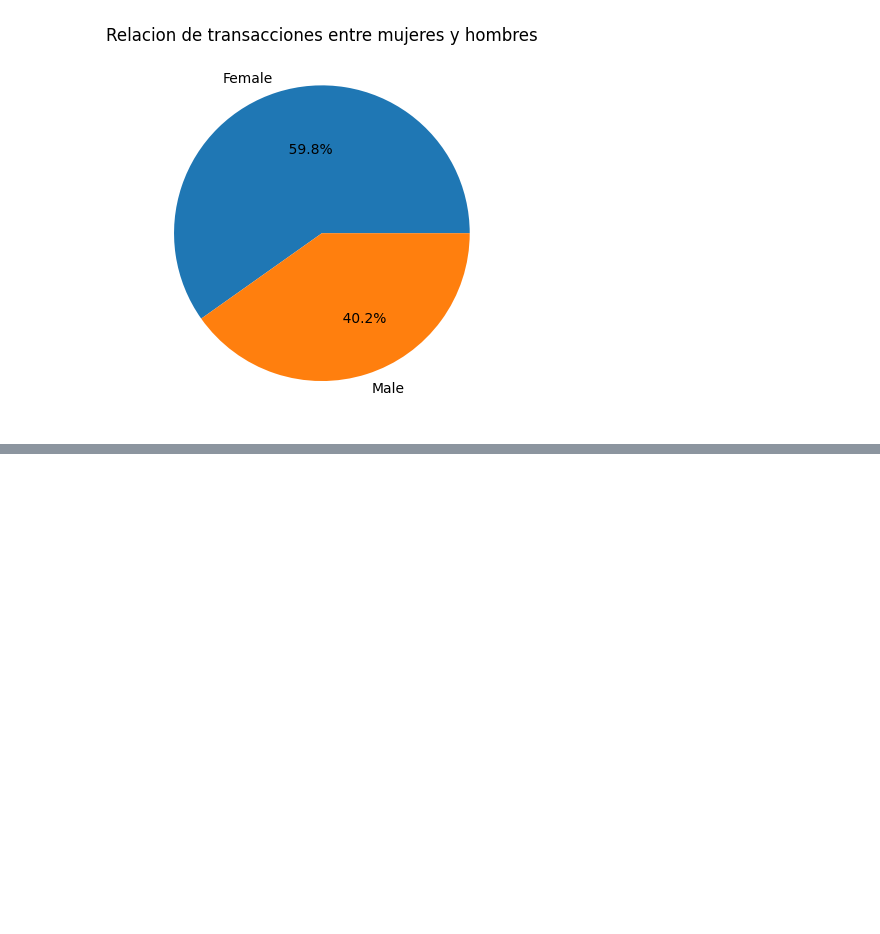
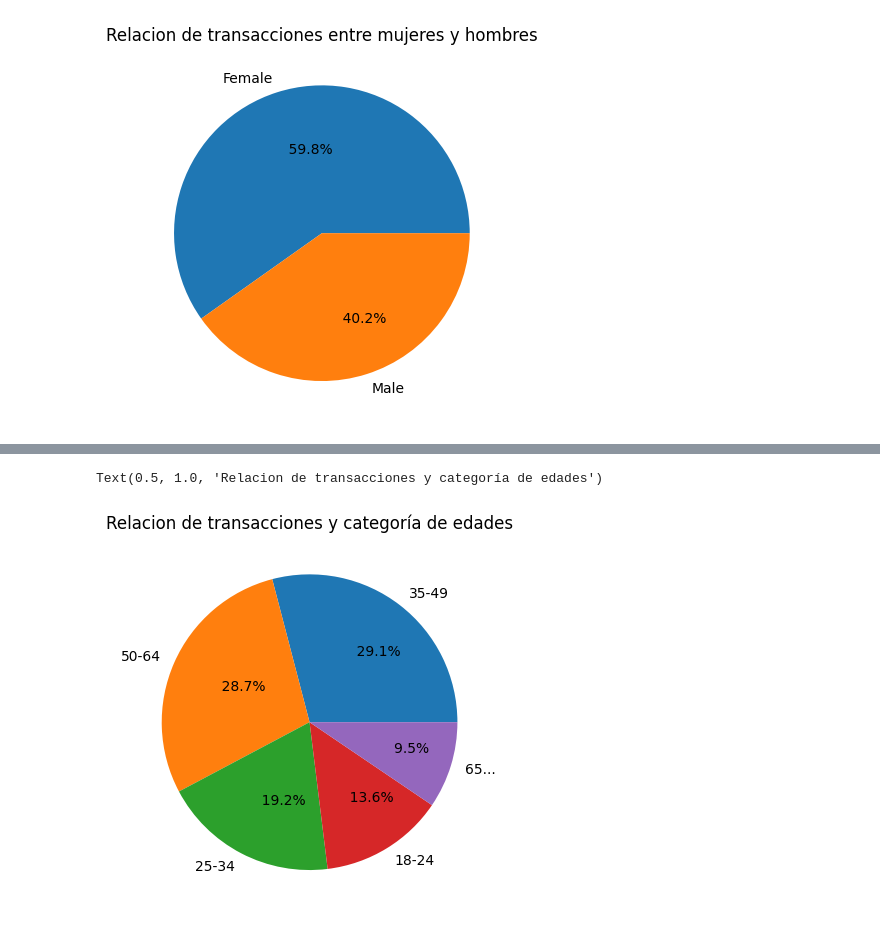
Before and after one commit to CarmenRosillo/retail-analisis, a Jupyter notebook: retail.ipynb, the cells around one changed output, grey strips where cells are left out. Saved outputs shown, nothing was run; the diff lists cells and outputs as text; code cells hidden in the pictures; blank space fills up the shorter version.

```diff
--- a/retail.ipynb
+++ b/retail.ipynb
@@ -146,0 +218,3 @@ Text(0.5, 1.0, 'Relacion de transacciones entre mujeres y hombres')
+# %%
+age_quantity = df2 ["age_cat"].value_counts()
+print (age_quantity)
@@ -146,0 +229,6 @@ Text(0.5, 1.0, 'Relacion de transacciones entre mujeres y hombres')
+# %%
+plt.pie(age_quantity, labels=age_quantity.index, autopct="%11.1f%%")
+plt.title("Relacion de transacciones y categoría de edades")
+# %% [output]
+Text(0.5, 1.0, 'Relacion de transacciones y categoría de edades')
+[figure, added]
```
Also changed, not shown: parts of 14 cells of this notebook.
